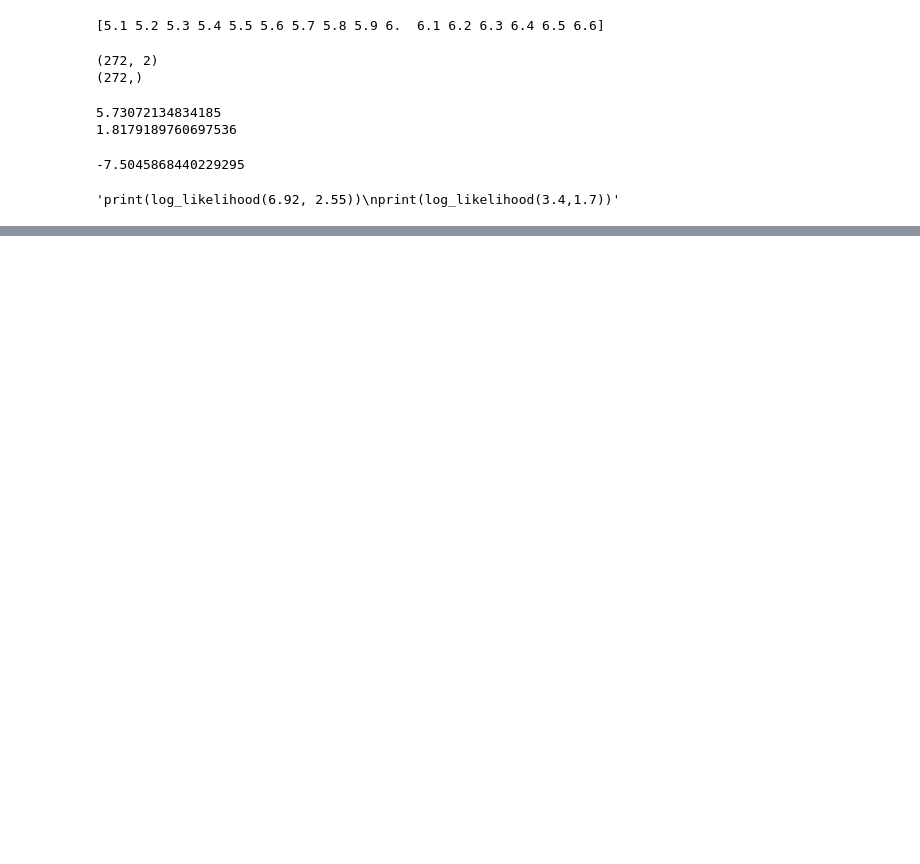
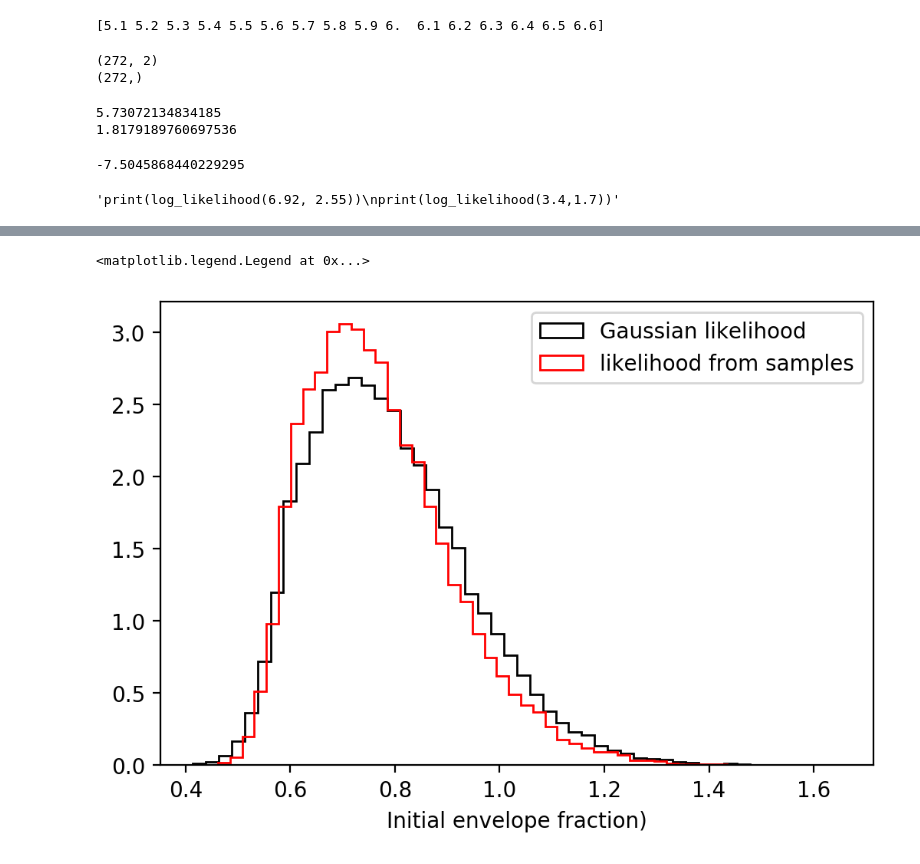
Before and after one commit to bridgethaas/subneptune-generator, a Jupyter notebook: mcmc_b.ipynb, the cells around one changed output, grey strips where cells are left out. Cells and saved outputs as stored; diff of their text form; code cells hidden in the pictures; blank space fills up the shorter version.

```diff
--- a/mcmc_b.ipynb
+++ b/mcmc_b.ipynb
@@ -183,0 +229,10 @@ Text(0.5, 0, 'fraction of envelope mass lost')
+# %%
+plt.hist(samples[:,1]*100,50,color='k',histtype='step',density=True,label='Gaussian likelihood')
+plt.hist(newsamples[:,1]*100,50,color='r',histtype='step',density=True,label='likelihood from samples')
+plt.gcf().set_dpi(200)
+axm = plt.gca()
+axm.set_xlabel('Initial envelope fraction)')
+plt.legend(loc=0)
+# %% [output]
+<matplotlib.legend.Legend at 0x...>
+[figure, added]
```
Also changed, not shown: parts of 15 cells of this notebook, 4 other files.
